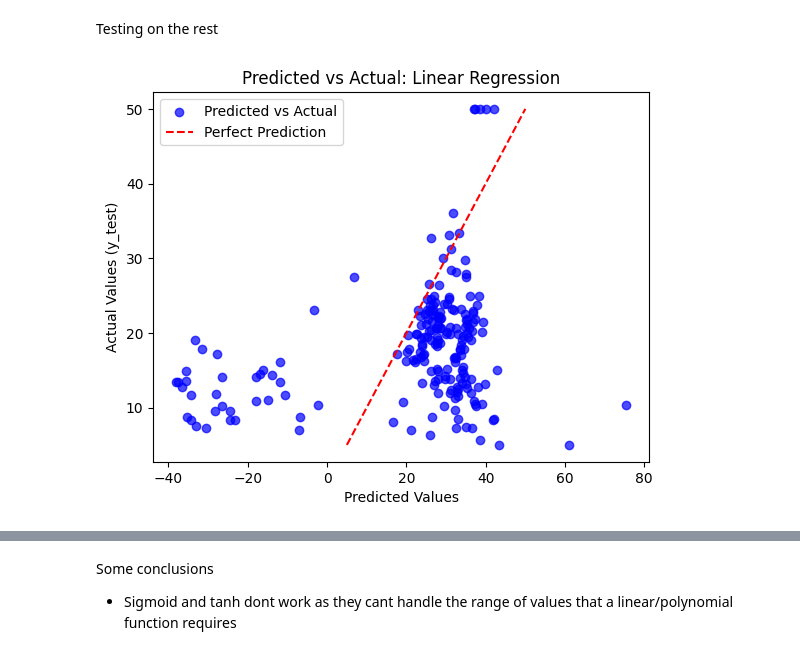
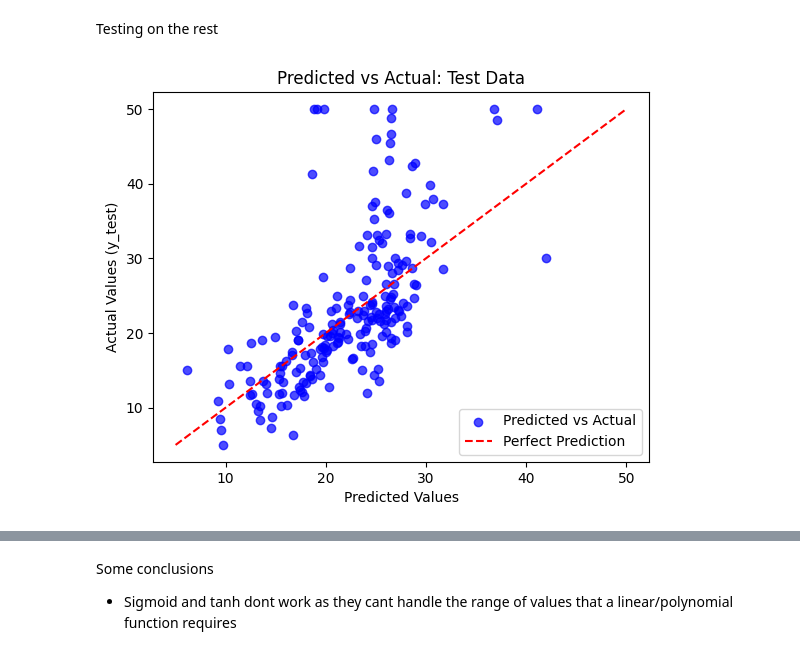
Before and after one commit to shaashvats/Generative-AI-Transformer, a Jupyter notebook: Week3/Week3_Shaashvat_NeuralNet.ipynb, the cells around one changed output, grey strips where cells are left out. Drawn from its saved outputs; the diff is of its cells as text; code cells hidden in the pictures.

```diff
--- a/Week3/Week3_Shaashvat_NeuralNet.ipynb
+++ b/Week3/Week3_Shaashvat_NeuralNet.ipynb
@@ -71,7 +72,8 @@ print(x_train.shape)
 * Predicting MDV using all other paramaters
 # %%
 model = tf.keras.Sequential([
-    tf.keras.layers.Dense(13, input_dim=13, activation='relu', use_bias=True),
+    tf.keras.layers.Dense(40, input_dim=13, activation='relu', use_bias=True),
+    tf.keras.layers.Dense(40, activation='relu', use_bias=True),
     tf.keras.layers.Dense(1)  # Output layer with 1 node (for regression)
 ])
 
@@ -79,7 +81,7 @@ model = tf.keras.Sequential([
 model.compile(optimizer='adam', loss='mean_squared_error')
 
 # Train the model
-model.fit(x_train, y_train, epochs=100, batch_size=32)
+model.fit(x_train, y_train, epochs=100, batch_size=300)
 
 # Evaluate the model on test data
 test_loss = model.evaluate(x_test, y_test)
@@ -133,20 +161,20 @@ Testing on the rest
 # %%
 
 # Plot predicted values vs actual y_test values
 plt.scatter(y_pred, y_test, color='blue', label='Predicted vs Actual', alpha=0.7)
 
 # Add a line for perfect predictions (i.e., where predicted = actual)
 plt.plot([min(y_test), max(y_test)], [min(y_test), max(y_test)], color='red', linestyle='--', label='Perfect Prediction')
 
 # Add labels and title
 plt.xlabel('Predicted Values')
 plt.ylabel('Actual Values (y_test)')
-plt.title('Predicted vs Actual: Linear Regression')
+plt.title('Predicted vs Actual: Test Data')
 
 # Show a legend
 plt.legend()
 
 # Show the plot
 plt.show()
 # %% [output]
-[figure, old version]
+[figure, new version]
```
Also changed, not shown: parts of 7 cells of this notebook, 23 other files.
